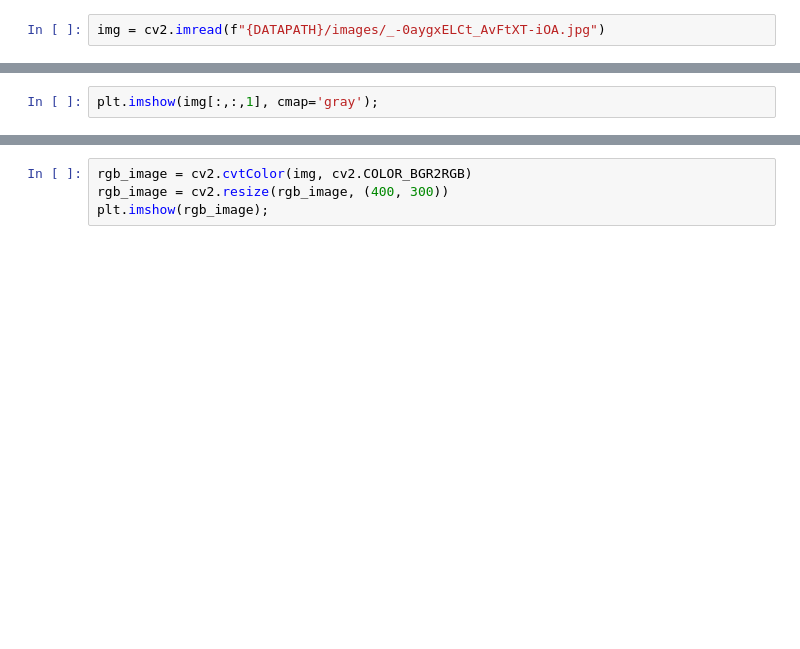
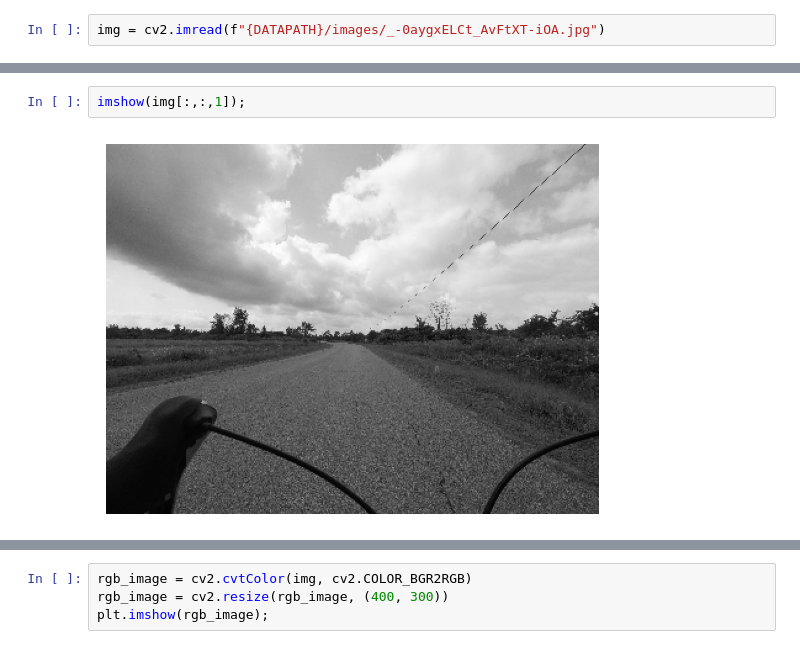
Before and after one commit to molnarai/SpecialTopicsInAnalytics, a Jupyter notebook: computer_vision/notebooks/01_data_preparation.ipynb, the cells around one changed output, grey strips where cells are left out. Cells and saved outputs as stored; diff of their text form; blank space fills up the shorter version.

```diff
--- a/computer_vision/notebooks/01_data_preparation.ipynb
+++ b/computer_vision/notebooks/01_data_preparation.ipynb
@@ -50,3 +73,5 @@ plt.imshow(img[:,:,0], cmap='gray')
 # %%
-plt.imshow(img[:,:,1], cmap='gray');
+imshow(img[:,:,1]);
+# %% [output]
+[figure, added]
 # %%
```
Also changed, not shown: parts of 20 cells of this notebook, 1 other file.
